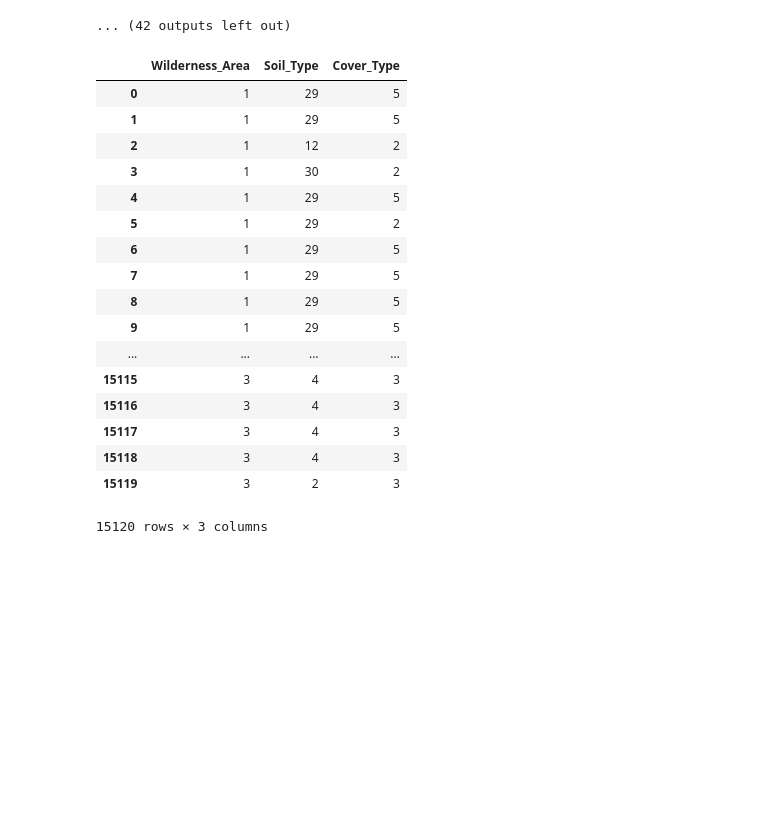
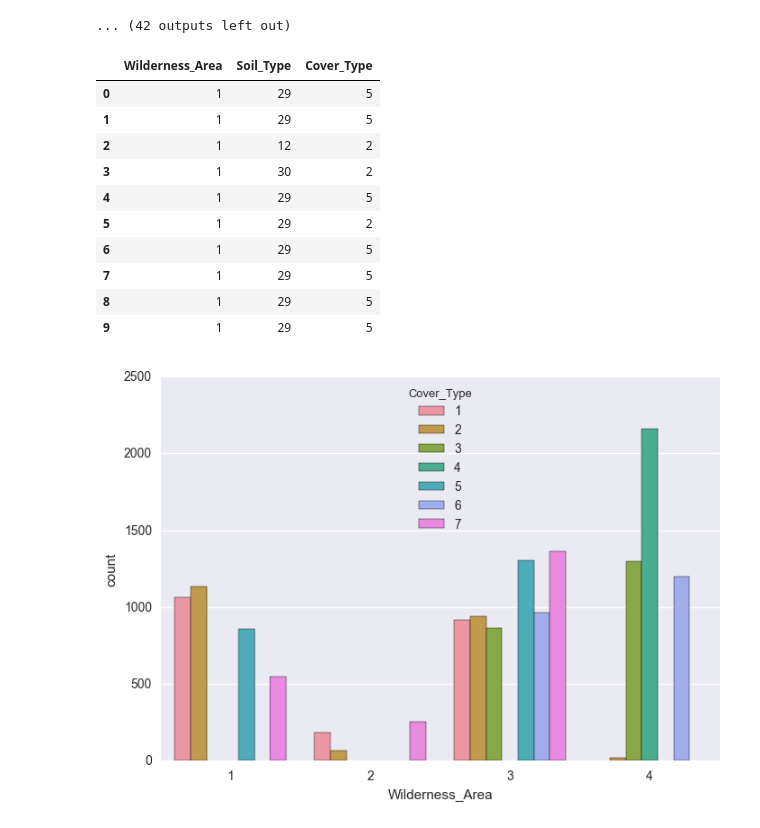
Before and after one commit to probao/Kaggle-Playground, a Jupyter notebook: Forest Cover Type Prediction/Kaggle_Forest.ipynb, the cells around one changed output. Cells and saved outputs as stored; diff of their text form; code cells hidden in the pictures; blank space fills up the shorter version.

```diff
--- a/Forest Cover Type Prediction/Kaggle_Forest.ipynb
+++ b/Forest Cover Type Prediction/Kaggle_Forest.ipynb
@@ -298,23 +302,26 @@ for i in range(0,r):
     #Make an entry in 'data' for each r as category_id, target value
     data.iloc[i]=[w,s,dataset.iloc[i,c-1]]
 # %%
-data
+data.head(10)
 # %% [output]
 |  | Wilderness_Area | Soil_Type | Cover_Type |
 | 0 | 1 | 29 | 5 |
 | 1 | 1 | 29 | 5 |
 | 2 | 1 | 12 | 2 |
 | 3 | 1 | 30 | 2 |
 | 4 | 1 | 29 | 5 |
 | 5 | 1 | 29 | 2 |
 | 6 | 1 | 29 | 5 |
 | 7 | 1 | 29 | 5 |
 | 8 | 1 | 29 | 5 |
 | 9 | 1 | 29 | 5 |
-| ... | ... | ... | ... |
-| 15115 | 3 | 4 | 3 |
-| 15116 | 3 | 4 | 3 |
-| 15117 | 3 | 4 | 3 |
-| 15118 | 3 | 4 | 3 |
-| 15119 | 3 | 2 | 3 |
-15120 rows × 3 columns
+# %%
+#Plot for Category1
+#import plotting libraries
+import seaborn as sns
+import matplotlib.pyplot as plt
+
+sns.countplot(x="Wilderness_Area", hue="Cover_Type", data=data)
+plt.show()
+# %% [output]
+[figure, added]
```
Also changed, not shown: parts of 22 cells of this notebook.
